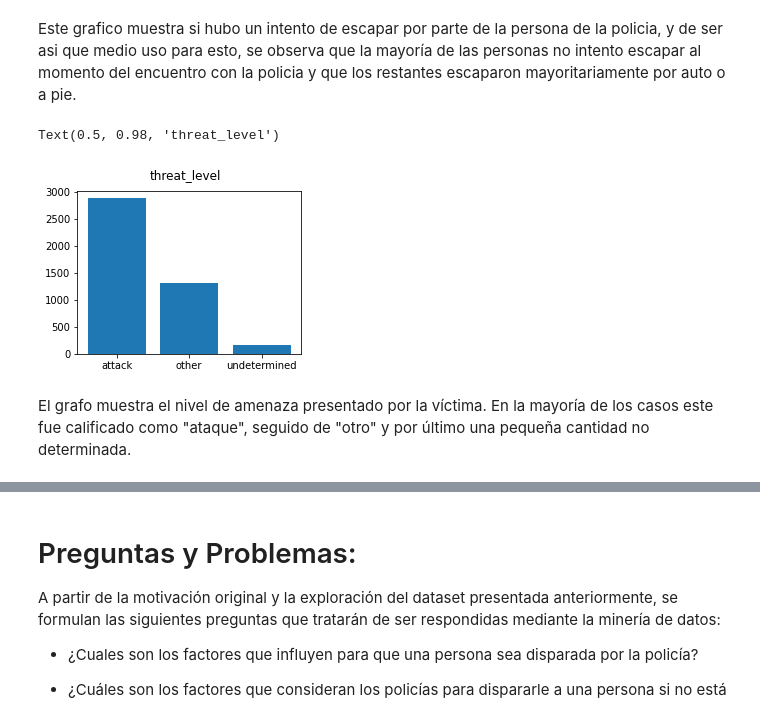
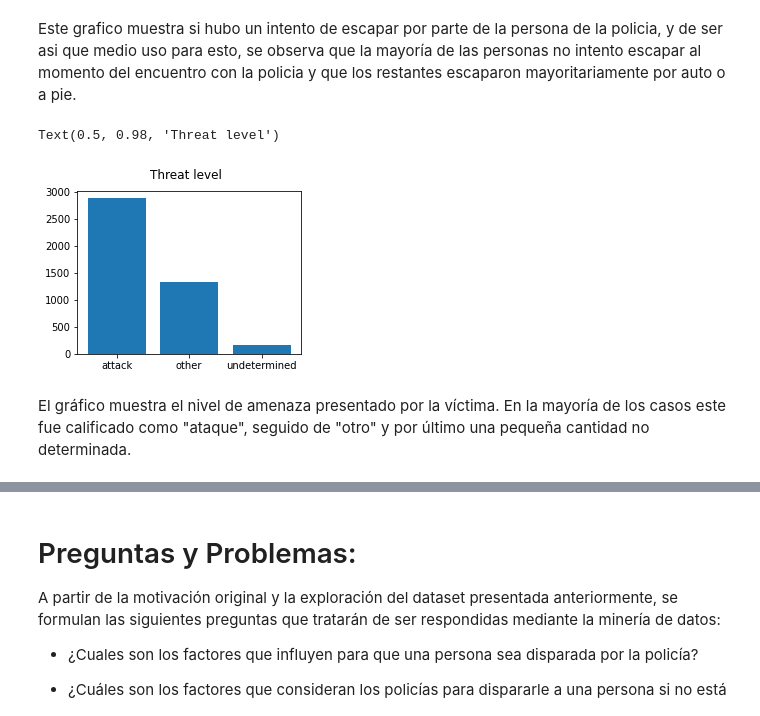
Before and after one commit to TinSlim/PoliceShootingsUSADataMining, a Jupyter notebook: Hito1.ipynb, the cells around one changed output, grey strips where cells are left out. Cells and saved outputs as stored; diff of their text form; code cells hidden in the pictures.

```diff
--- a/Hito1.ipynb
+++ b/Hito1.ipynb
@@ -237,14 +242,14 @@ Text(0.5, 0.98, 'fleeing attempt')
 # %% [markdown]
 Este grafico muestra si hubo un intento de escapar por parte de la persona de la policia, y de ser asi que medio uso para esto, se observa que la mayoría de las personas no intento escapar al momento del encuentro con la policia y que los restantes escaparon mayoritariamente por auto o a pie.
 # %%
-threat_level= datos.groupby('Threat level').size()
+threat_level= datos.groupby('threat_level').size()
 threat_level = threat_level.to_dict()
 
 fig, axs = plt.subplots(1, 1, figsize=(4, 3), sharey=True)
 axs.bar(threat_level.keys(),threat_level.values())
 fig.suptitle('Threat level')
 # %% [output]
-Text(0.5, 0.98, 'threat_level')
+Text(0.5, 0.98, 'Threat level')
-[figure, old version]
+[figure, new version]
 # %% [markdown]
-El grafo muestra el nivel de amenaza presentado por la víctima. En la mayoría de los casos este fue calificado como "ataque", seguido de "otro" y por último una pequeña cantidad no determinada.
+El gráfico muestra el nivel de amenaza presentado por la víctima. En la mayoría de los casos este fue calificado como "ataque", seguido de "otro" y por último una pequeña cantidad no determinada.
```
Also changed, not shown: parts of 13 cells of this notebook.
